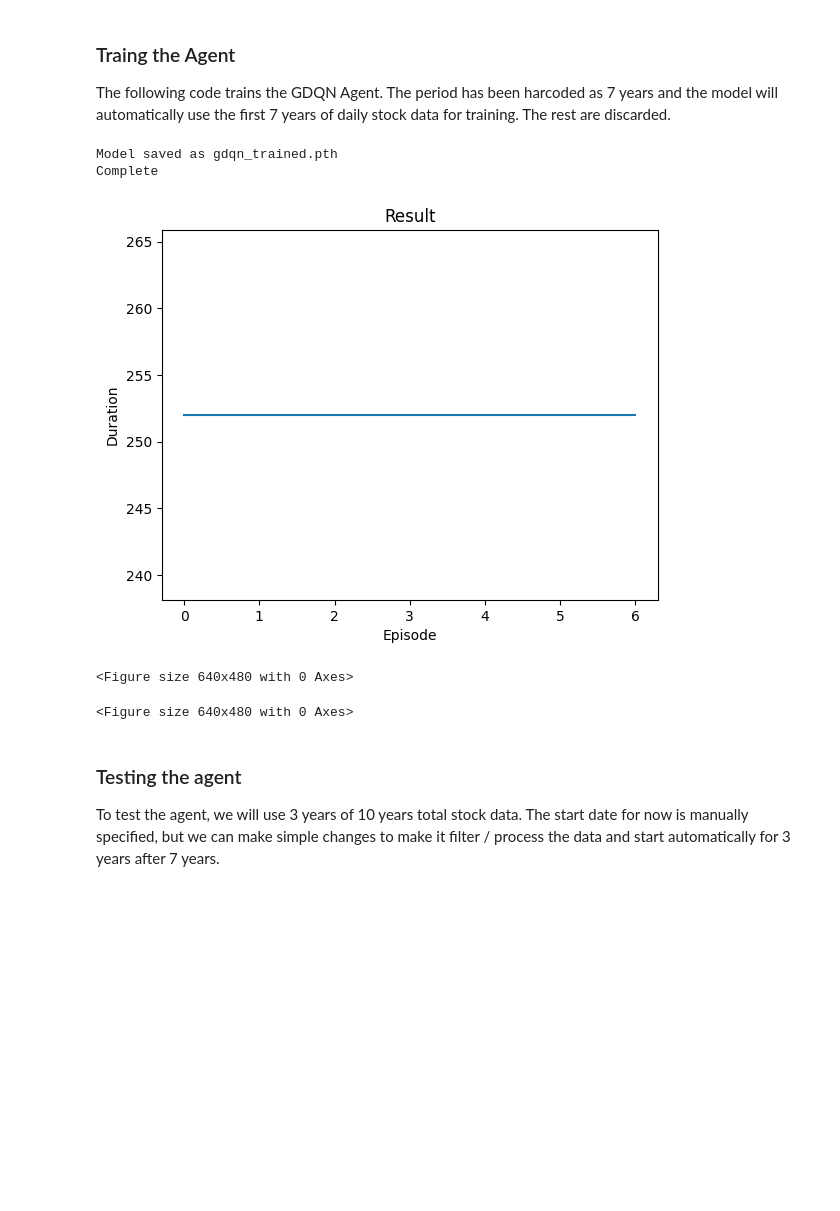
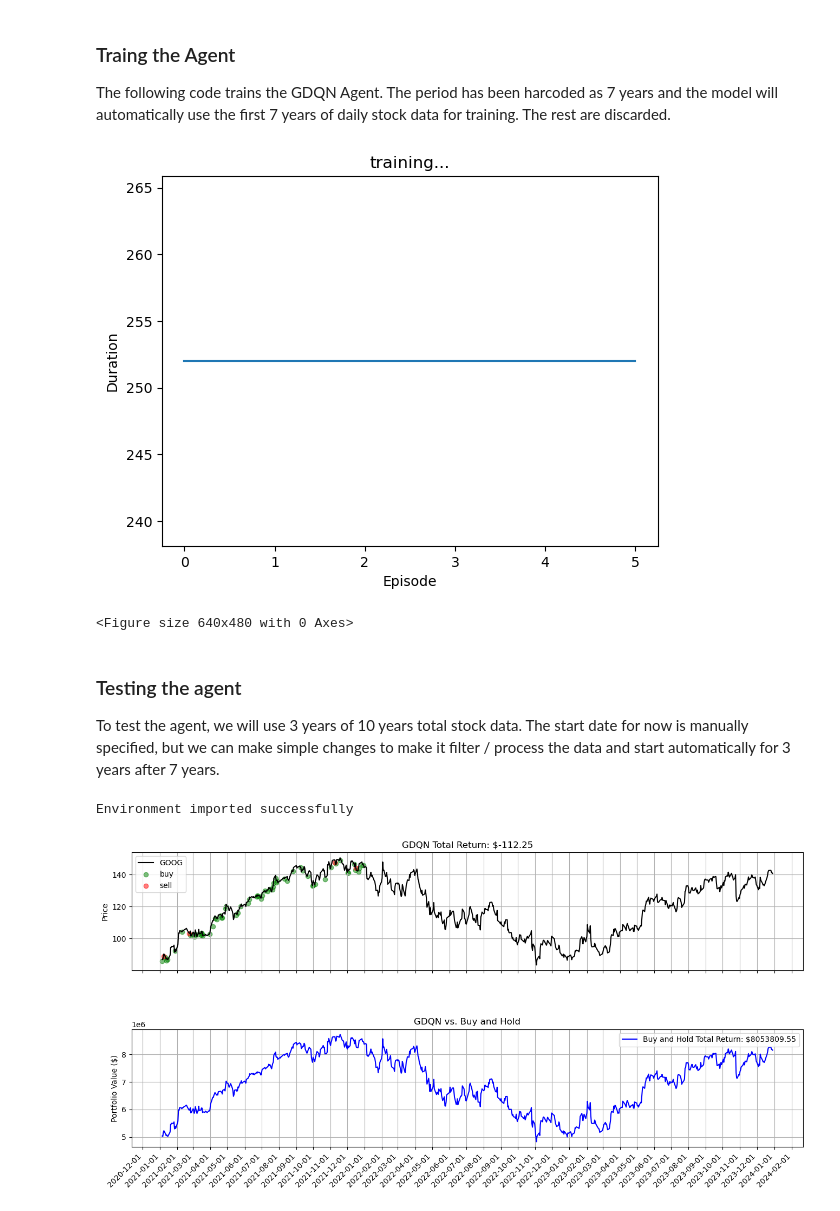
Before and after one commit to supreme-gg-gg/financial-ml, a Jupyter notebook: src/gdqn-model.ipynb, the cells around one changed output. Cells and saved outputs as stored; diff of their text form; code cells hidden in the pictures; blank space fills up the shorter version.

Commit message:
Portfolio Class to support simulated trading and evaluation

```diff
--- a/src/gdqn-model.ipynb
+++ b/src/gdqn-model.ipynb
@@ -16,11 +28,6 @@ ModuleNotFoundError: No module named 'utils'
 The following code trains the GDQN Agent. The period has been harcoded as 7 years and the model will automatically use the first 7 years of daily stock data for training. The rest are discarded.
 # %%
 env = gym.make('trading-v0')
-
-device = torch.device(
-    "cuda" if torch.cuda.is_available() else
-    "mps" if torch.backends.mps.is_available() else "cpu"
-)
 
 num_episodes = 7 # We have 7 years of data in training and 3 years in testing
 
@@ -35,23 +42,21 @@ plot_durations(episode_durations, show_result=True)
 plt.ioff()
 plt.show()
 # %% [output]
+[figure, new version]
-Model saved as gdqn_trained.pth
-Complete
+<Figure size 640x480 with 0 Axes>
-[figure, old version]
-<Figure size 640x480 with 0 Axes>
-<Figure size 640x480 with 0 Axes>
 # %% [markdown]
 ### Testing the agent
 
 To test the agent, we will use 3 years of 10 years total stock data. The start date for now is manually specified, but we can make simple changes to make it filter / process the data and start automatically for 3 years after 7 years.
 # %%
 # hardcode for now the testing period
-test_env = gym.make("trading-v0", start_date="2021-01-01")
-agent.env = test_env
+test_env = gym.make("trading-v0")
 
-test_rewards, test_actions, test_asset_history = agent.test_agent(num_test_episodes=3, initial_asset=100_000)
+test_agent = AgentPortfolio(test_env, device, "../models/gdqn_trained.pth", 100_000)
 
-plot_asset_over_time(test_asset_history, 100_000)
-plot_return_over_time(test_rewards, 100_000)
+test_agent.test_agent(3)
 
 print("Testing Complete")
+# %% [output]
+Environment imported successfully
+[figure, added]
```
Also changed, not shown: parts of 3 cells of this notebook, 2 other files.
